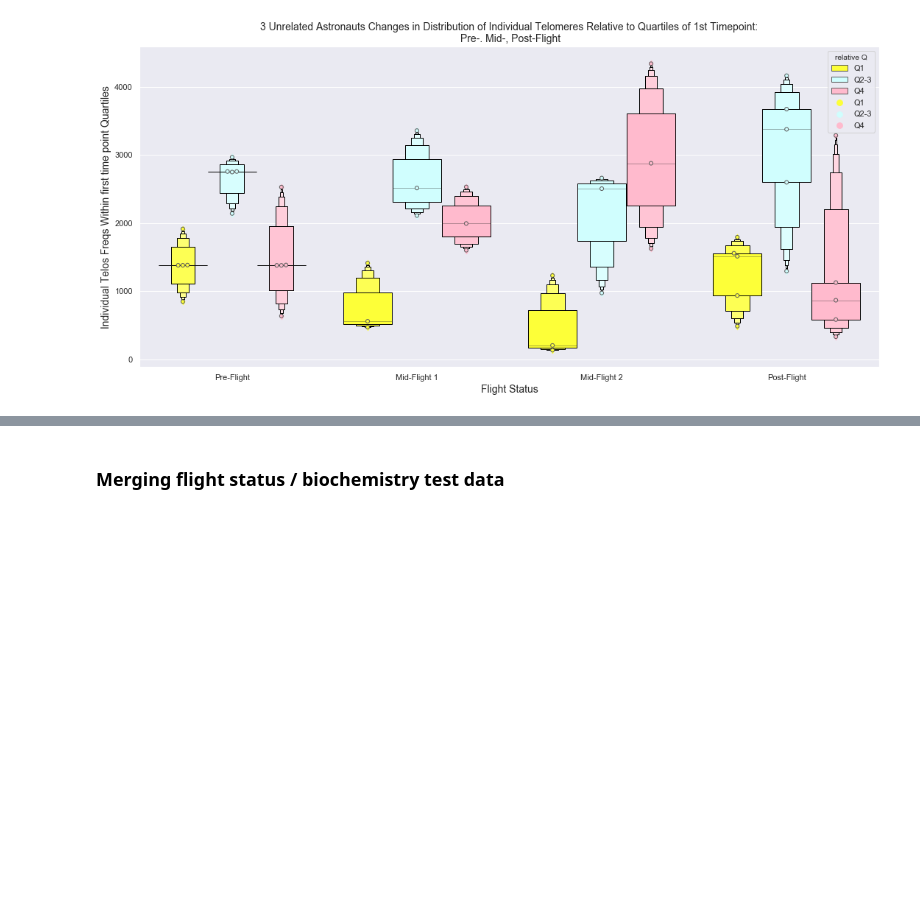
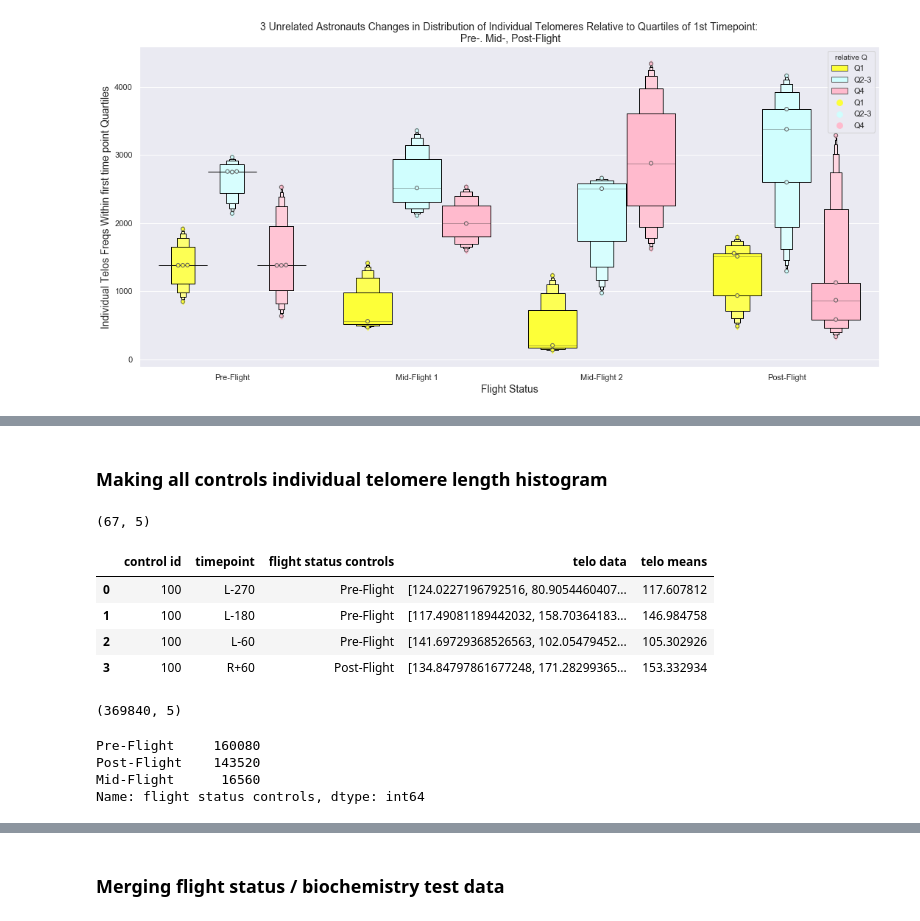
Before and after one commit to Jared-Luxton/NASA-astronauts-telomeres-chromosomes, a Jupyter notebook: NASA_telomeres/03a NASA Astros Telo Data Visualization and Stats.ipynb, the cells around one changed output, grey strips where cells are left out. Drawn from its saved outputs; the diff is of its cells as text; code cells hidden in the pictures; blank space fills up the shorter version.

```diff
--- a/NASA_telomeres/03a NASA Astros Telo Data Visualization and Stats.ipynb
+++ b/NASA_telomeres/03a NASA Astros Telo Data Visualization and Stats.ipynb
@@ -340,0 +344,39 @@ telo_ma.make_histograms_colored_by_quartile_for_astronauts(exploded_telos_astro_
+# %% [markdown]
+### Making all controls individual telomere length histogram
+# %%
+all_controls_df = pd.read_csv('../excel data/All_astro_controls_telomere_length_dataframe.csv')
+all_controls_df['telo data'] = all_controls_df['telo data'].apply(lambda row: np.array(literal_eval(row)))
+
+all_controls_df.drop('flight status', axis=1, inplace=True)
+print(all_controls_df.shape)
+all_controls_df.head(4)
+# %% [output]
+(67, 5)
+|  | control id | timepoint | flight status controls | telo data | telo means |
+| 0 | 100 | L-270 | Pre-Flight | [124.0227196792516, 80.9054460407... | 117.607812 |
+| 1 | 100 | L-180 | Pre-Flight | [117.49081189442032, 158.70364183... | 146.984758 |
+| 2 | 100 | L-60 | Pre-Flight | [141.69729368526563, 102.05479452... | 105.302926 |
+| 3 | 100 | R+60 | Post-Flight | [134.84797861677248, 171.28299365... | 153.332934 |
+# %%
+explode_ctrl_telos_raw = all_controls_df['telo data'].apply(pd.Series)
+exploded_telos_control_df = (explode_ctrl_telos_raw
+
+    .merge(all_controls_df, right_index = True, left_index = True)
+    .drop('telo data', axis=1)
+    .melt(id_vars = ['control id', 'timepoint', 'flight status controls', 'telo means'], value_name = "telo data exploded")
+    .drop("variable", axis = 1)
+    .dropna())
+
+exploded_telos_control_df.shape
+# %% [output]
+(369840, 5)
+# %%
+exploded_telos_control_df = exploded_telos_control_df[(exploded_telos_control_df['timepoint'] != 'R+7') &
+                          (exploded_telos_control_df['timepoint'] != 'R+5')]
+
+exploded_telos_control_df['flight status controls'].value_counts()
+# %% [output]
+Pre-Flight     160080
+Post-Flight    143520
+Mid-Flight      16560
+Name: flight status controls, dtype: int64
```
Also changed, not shown: parts of 36 cells of this notebook, 3 other files.
